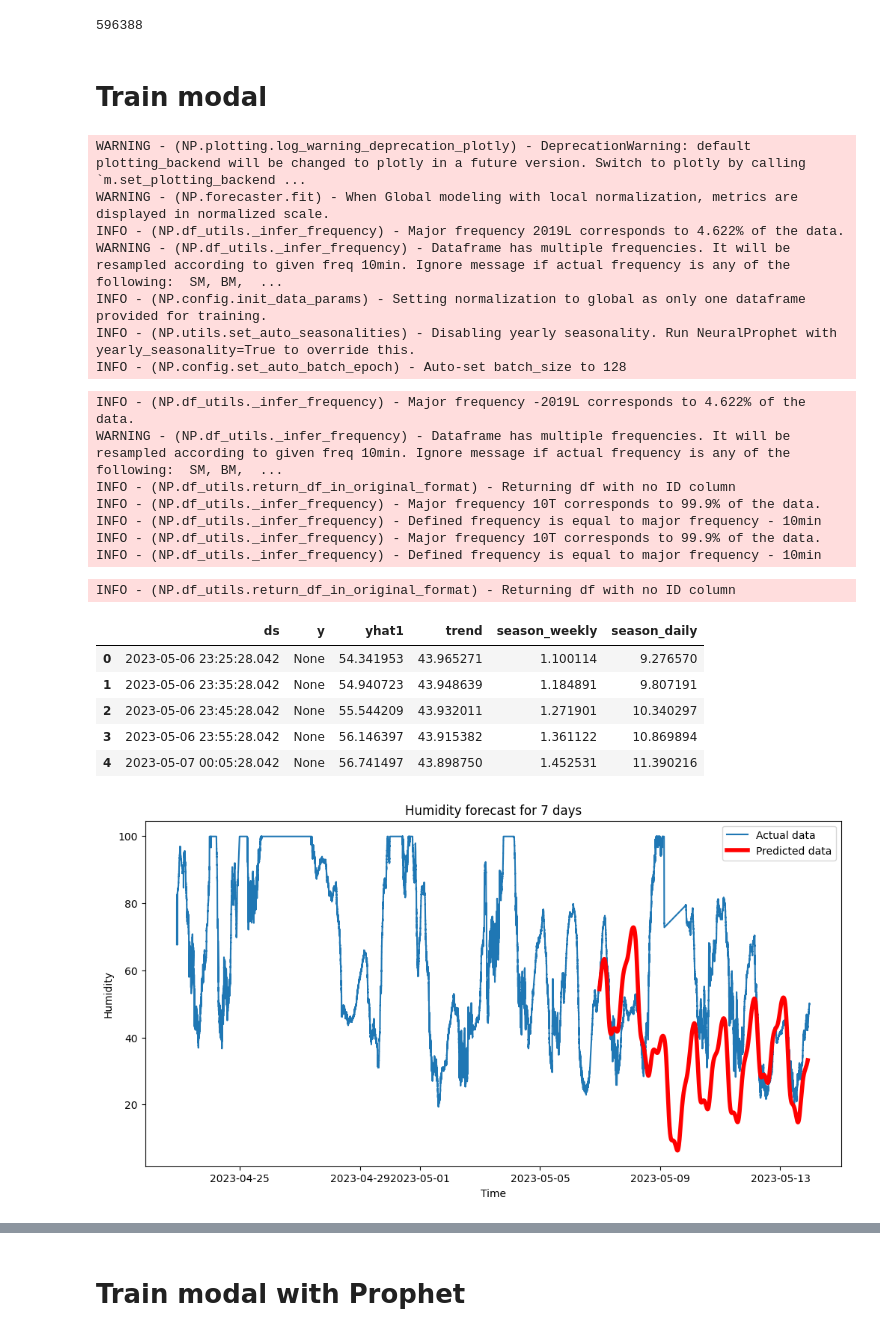
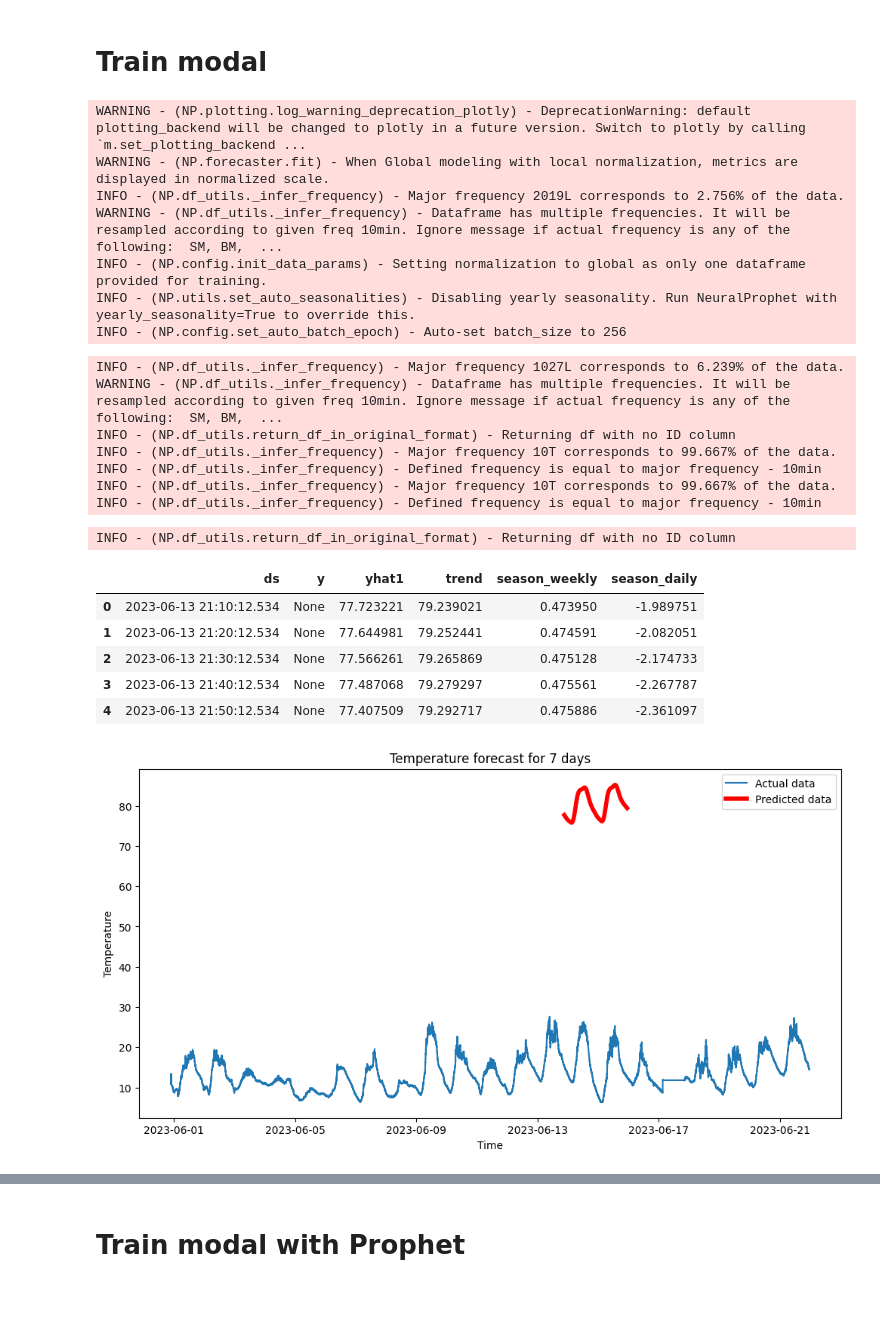
Before and after one commit to catdevdev/weather, a Jupyter notebook: weather-algo/Untitled.ipynb, the cells around one changed output, grey strips where cells are left out. Saved outputs shown, nothing was run; the diff lists cells and outputs as text; code cells hidden in the pictures; blank space fills up the shorter version.

```diff
--- a/weather-algo/Untitled.ipynb
+++ b/weather-algo/Untitled.ipynb
@@ -76,88 +65,72 @@ plt.show()
 # %%
-data = pd.DataFrame({'ds': weatherDataWithoutLast7Days['createdAt'], 'y': weatherDataWithoutLast7Days['weatherRecord'].apply(lambda x: x['humidityFromDTH22'] if x['humidityFromDTH22'] <= 100 else None) })
+dataForTraining = pd.DataFrame({'ds': weatherDataForTraining['createdAt'], 'y': weatherDataForTraining['weatherRecord'].apply(lambda x: x['temperatureFromDTH22']) })
+# data = pd.DataFrame({'ds': df['createdAt'], 'y': df['weatherRecord'].apply(lambda x: x['pressureFromBMP180'] if x['pressureFromBMP180'] <= 200000 else None)})
+dataForTraining = dataForTraining.drop_duplicates()
+dataForTraining = dataForTraining.dropna()
+
+data = pd.DataFrame({'ds': weatherData['createdAt'], 'y': weatherData['weatherRecord'].apply(lambda x: x['temperatureFromDTH22']) })
 # data = pd.DataFrame({'ds': df['createdAt'], 'y': df['weatherRecord'].apply(lambda x: x['pressureFromBMP180'] if x['pressureFromBMP180'] <= 200000 else None)})
 data = data.drop_duplicates()
 data = data.dropna()
-
-len(weatherDataWithoutLast7Days)
-# %% [output]
-596388
 # %% [markdown]
 # Train modal
 # %%
 
 
 m = NeuralProphet(
-    growth="linear",  # Determine trend types: 'linear', 'discontinuous', 'off'
+    # growth="linear",  # Determine trend types: 'linear', 'discontinuous', 'off'
     changepoints_range=0.95,
     trend_reg_threshold=False,
-    #yearly_seasonality="auto",
-    #weekly_seasonality="auto",
-    #daily_seasonality="auto",
     seasonality_mode="additive",
-    # trend_reg=5,
-    # yearly_seasonality=True,
-    # weekly_seasonality=True,
-    # daily_seasonality=False,
-    # seasonality_reg=0,
-    # n_forecasts=1,
-    # n_lags=7,
-    # batch_size=32,
-    # num_hidden_layers=2,
-    # d_hidden=4,     # Dimension of hidden layers of AR-Net
-    # ar_sparsity=None,  # Sparcity in the AR coefficients
     epochs=10,
     #learning_rate=0.1,
-    loss_func="Huber",
-    normalize="auto",  # Type of normalization ('minmax', 'standardize', 'soft', 'off')
     impute_missing=True
 )
 
 
 m.set_plotting_backend("matplotlib")  # Use matplotlib due to #1235
-metrics = m.fit(data, freq='10min', epochs=5)
+metrics = m.fit(dataForTraining, freq='10min', epochs=3)
 # %% [output]
 WARNING - (NP.plotting.log_warning_deprecation_plotly) - DeprecationWarning: default plotting_backend will be changed to plotly in a future version. Switch to plotly by calling `m.set_plotting_backend ...
 WARNING - (NP.forecaster.fit) - When Global modeling with local normalization, metrics are displayed in normalized scale.
-INFO - (NP.df_utils._infer_frequency) - Major frequency 2019L corresponds to 4.622% of the data.
+INFO - (NP.df_utils._infer_frequency) - Major frequency 2019L corresponds to 2.756% of the data.
 WARNING - (NP.df_utils._infer_frequency) - Dataframe has multiple frequencies. It will be resampled according to given freq 10min. Ignore message if actual frequency is any of the following:  SM, BM,  ...
 INFO - (NP.config.init_data_params) - Setting normalization to global as only one dataframe provided for training.
 INFO - (NP.utils.set_auto_seasonalities) - Disabling yearly seasonality. Run NeuralProphet with yearly_seasonality=True to override this.
-INFO - (NP.config.set_auto_batch_epoch) - Auto-set batch_size to 128
+INFO - (NP.config.set_auto_batch_epoch) - Auto-set batch_size to 256
 # %%
-future = m.make_future_dataframe(data, periods=1000)
+future = m.make_future_dataframe(data, periods=300)
 forecast = m.predict(future)
 forecast.head()
 # %% [output]
-INFO - (NP.df_utils._infer_frequency) - Major frequency -2019L corresponds to 4.622% of the data.
+INFO - (NP.df_utils._infer_frequency) - Major frequency 1027L corresponds to 6.239% of the data.
 WARNING - (NP.df_utils._infer_frequency) - Dataframe has multiple frequencies. It will be resampled according to given freq 10min. Ignore message if actual frequency is any of the following:  SM, BM,  ...
 INFO - (NP.df_utils.return_df_in_original_format) - Returning df with no ID column
-INFO - (NP.df_utils._infer_frequency) - Major frequency 10T corresponds to 99.9% of the data.
+INFO - (NP.df_utils._infer_frequency) - Major frequency 10T corresponds to 99.667% of the data.
 INFO - (NP.df_utils._infer_frequency) - Defined frequency is equal to major frequency - 10min
-INFO - (NP.df_utils._infer_frequency) - Major frequency 10T corresponds to 99.9% of the data.
+INFO - (NP.df_utils._infer_frequency) - Major frequency 10T corresponds to 99.667% of the data.
 INFO - (NP.df_utils._infer_frequency) - Defined frequency is equal to major frequency - 10min
 INFO - (NP.df_utils.return_df_in_original_format) - Returning df with no ID column
 |  | ds | y | yhat1 | trend | season_weekly | season_daily |
-| 0 | 2023-05-06 23:25:28.042 | None | 54.341953 | 43.965271 | 1.100114 | 9.276570 |
-| 1 | 2023-05-06 23:35:28.042 | None | 54.940723 | 43.948639 | 1.184891 | 9.807191 |
-| 2 | 2023-05-06 23:45:28.042 | None | 55.544209 | 43.932011 | 1.271901 | 10.340297 |
-| 3 | 2023-05-06 23:55:28.042 | None | 56.146397 | 43.915382 | 1.361122 | 10.869894 |
-| 4 | 2023-05-07 00:05:28.042 | None | 56.741497 | 43.898750 | 1.452531 | 11.390216 |
+| 0 | 2023-06-13 21:10:12.534 | None | 77.723221 | 79.239021 | 0.473950 | -1.989751 |
+| 1 | 2023-06-13 21:20:12.534 | None | 77.644981 | 79.252441 | 0.474591 | -2.082051 |
+| 2 | 2023-06-13 21:30:12.534 | None | 77.566261 | 79.265869 | 0.475128 | -2.174733 |
+| 3 | 2023-06-13 21:40:12.534 | None | 77.487068 | 79.279297 | 0.475561 | -2.267787 |
+| 4 | 2023-06-13 21:50:12.534 | None | 77.407509 | 79.292717 | 0.475886 | -2.361097 |
 # %%
 fig, ax = plt.subplots(figsize=(12, 6))
 
-# ax.plot(data['ds'], data['y'], label='Actual data')
+# Plot actual weather data
+plt.plot(weatherDataForTraining['createdAt'], weatherDataForTraining['weatherRecord'].apply(lambda x: x['temperatureFromDTH22']), label='Actual data')
 
-plt.plot(weatherData['createdAt'], weatherData['weatherRecord'].apply(lambda x: x['humidityFromDTH22'] if x['humidityFromDTH22'] <= 200000 else None), label='Actual data')
-
+# Plot predicted data
 ax.plot(forecast['ds'], forecast['yhat1'], label='Predicted data', linewidth=4, color='red')
 
-
 ax.set_xlabel('Time')
-ax.set_ylabel('Humidity')
-ax.set_title('Humidity forecast for 7 days')
+ax.set_ylabel('Temperature')
+ax.set_title('Temperature forecast for 7 days')
 
 ax.legend()
 plt.show()
 # %% [output]
-[figure, old version]
+[figure, new version]
```
Also changed, not shown: parts of 7 cells of this notebook, 56 other files.
